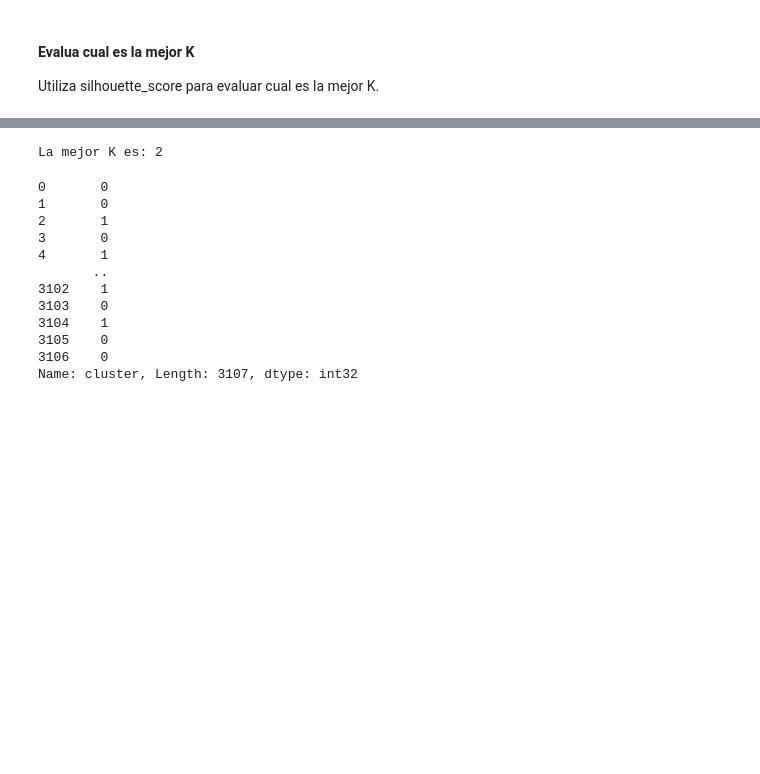
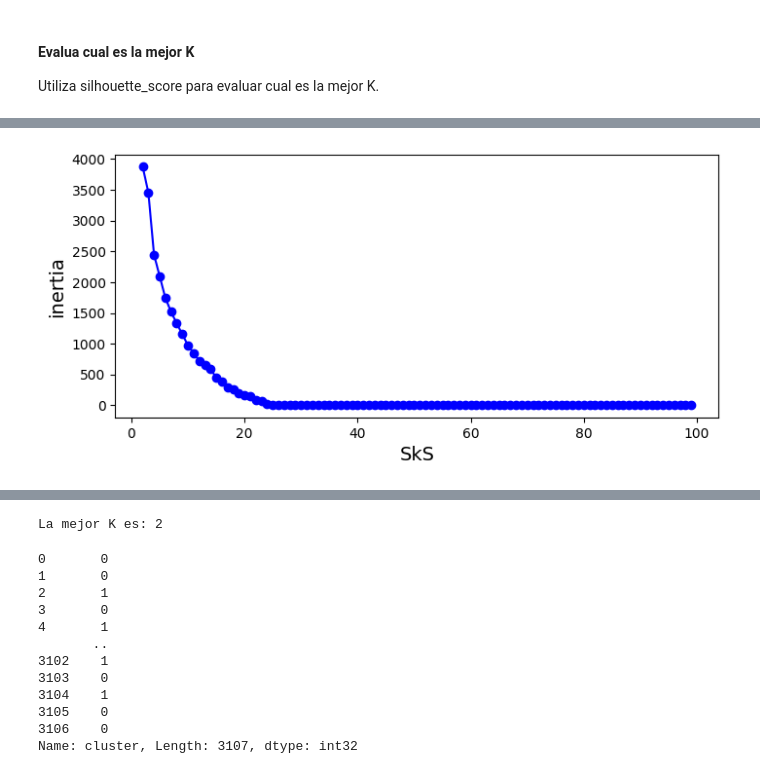
Before and after one commit to IraitzM/TheBridge_DSPT_ML, a Jupyter notebook: No supervisado/Clustering/Practica/EJER_1_kmeans_drugs_review.ipynb, the cells around one changed output, grey strips where cells are left out. Saved outputs shown, nothing was run; the diff lists cells and outputs as text; code cells hidden in the pictures; blank space fills up the shorter version.

```diff
--- a/No supervisado/Clustering/Practica/EJER_1_kmeans_drugs_review.ipynb
+++ b/No supervisado/Clustering/Practica/EJER_1_kmeans_drugs_review.ipynb
@@ -122,0 +133,3 @@ data_encoded
+# %%
+df_dummies_sideEffects = pd.get_dummies(data['sideEffects'], dtype='int')
+df_dummies_sideEffects
@@ -122,0 +167,4 @@ data_encoded
+# %%
+X = pd.concat([df_dummies_effectiveness, df_dummies_sideEffects], axis=1) # SE AVERIGUARÁ SI ES CAPAZ DE HACER LA MISMA AGRUPACIÓN
+                                                                          # SIN CONSIDERAR EL 'rating' DE LAS VARIABLES
+X
@@ -136,0 +189,15 @@ for num_clusters in range_n_clusters:
+# %%
+from sklearn.cluster import KMeans
+from sklearn.metrics import silhouette_score
+
+rand_state = 42
+
+models = []
+
+for k in range(2, 100):
+    km = KMeans(n_clusters=k, random_state=rand_state)
+    km.fit(X)
+    models.append(km)
+# %%
+insertias = [m.inertia_ for m in models]
+insertias
@@ -136,0 +222,10 @@ for num_clusters in range_n_clusters:
+# %%
+import matplotlib.pyplot as plt
+
+plt.figure(figsize=(8, 3.5))
+plt.plot(range(2, 100), insertias, "bo-")
+plt.xlabel("SkS", fontsize=14)
+plt.ylabel("inertia", fontsize=14)
+plt.show()
+# %% [output]
+[figure, added]
```
Also changed, not shown: parts of 29 cells of this notebook, 1 other file.
